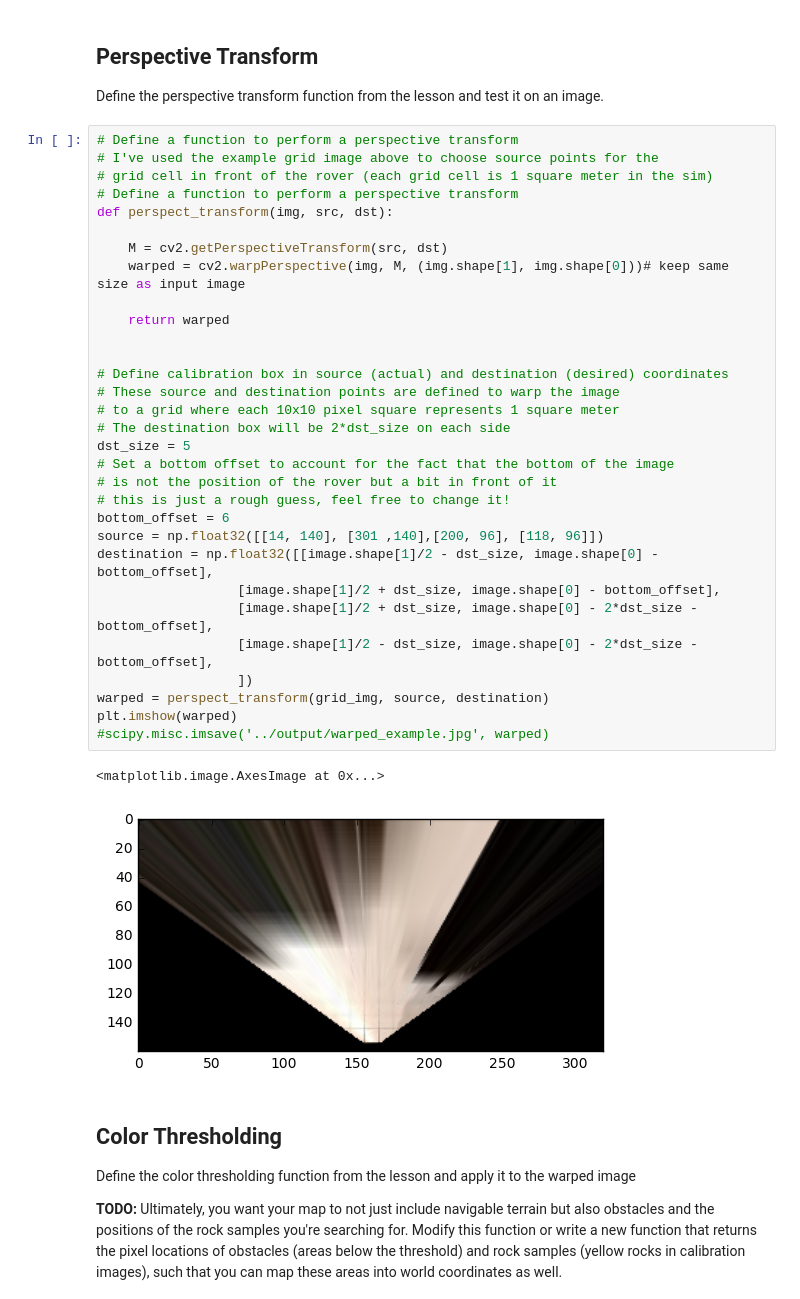
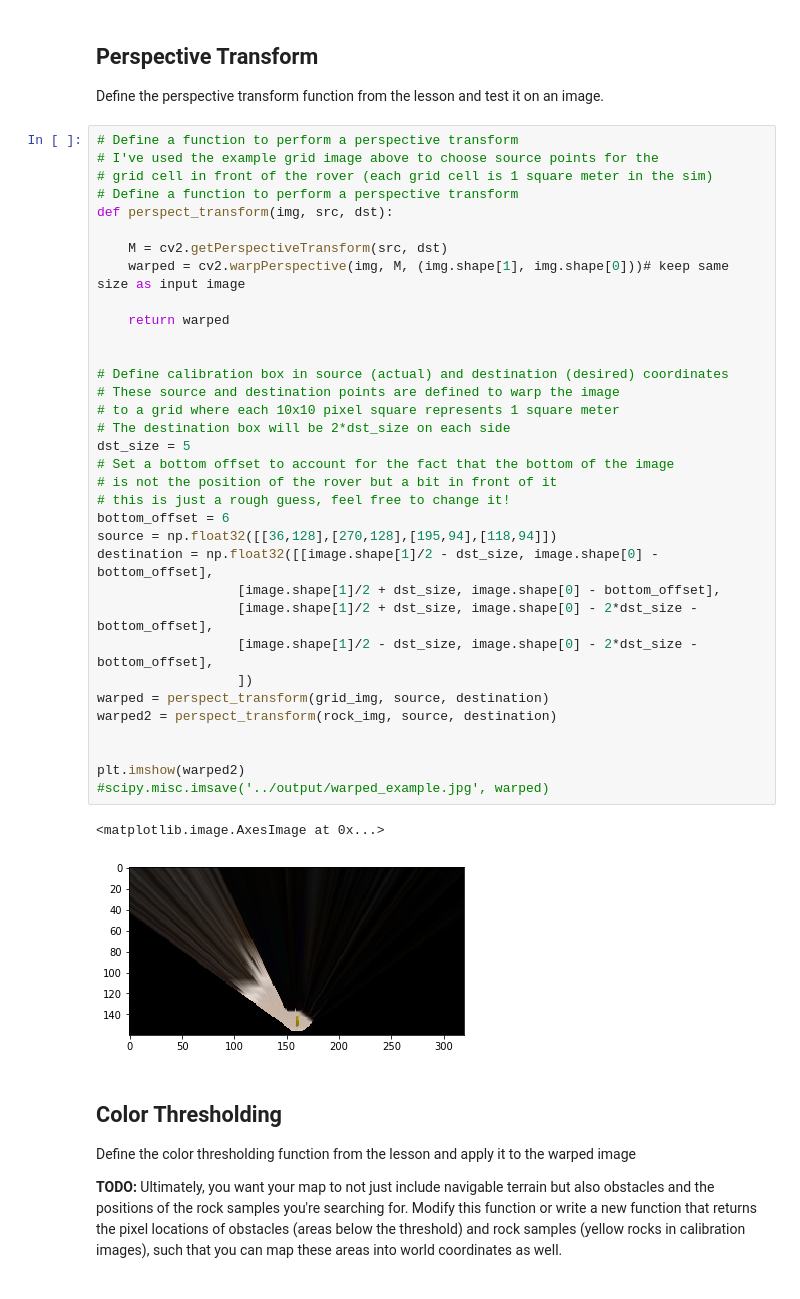
Before and after one commit to udacity/RoboND-Rover-Project, a Jupyter notebook: code/Rover_Project_Test_Notebook.ipynb, the cells around one changed output. Drawn from its saved outputs; the diff is of its cells as text.

```diff
--- a/code/Rover_Project_Test_Notebook.ipynb
+++ b/code/Rover_Project_Test_Notebook.ipynb
@@ -88,4 +88,4 @@ dst_size = 5
 # is not the position of the rover but a bit in front of it
 # this is just a rough guess, feel free to change it!
 bottom_offset = 6
-source = np.float32([[14, 140], [301 ,140],[200, 96], [118, 96]])
+source = np.float32([[36,128],[270,128],[195,94],[118,94]])
@@ -93,13 +93,16 @@
                   [image.shape[1]/2 + dst_size, image.shape[0] - bottom_offset],
                   [image.shape[1]/2 + dst_size, image.shape[0] - 2*dst_size - bottom_offset],
                   [image.shape[1]/2 - dst_size, image.shape[0] - 2*dst_size - bottom_offset],
                   ])
 warped = perspect_transform(grid_img, source, destination)
-plt.imshow(warped)
+warped2 = perspect_transform(rock_img, source, destination)
+
+
+plt.imshow(warped2)
 #scipy.misc.imsave('../output/warped_example.jpg', warped)
 # %% [output]
 <matplotlib.image.AxesImage at 0x...>
-[figure, old version]
+[figure, new version]
 # %% [markdown]
 ## Color Thresholding
 Define the color thresholding function from the lesson and apply it to the warped image
```
Also changed, not shown: parts of 14 cells of this notebook, 5 other files.
